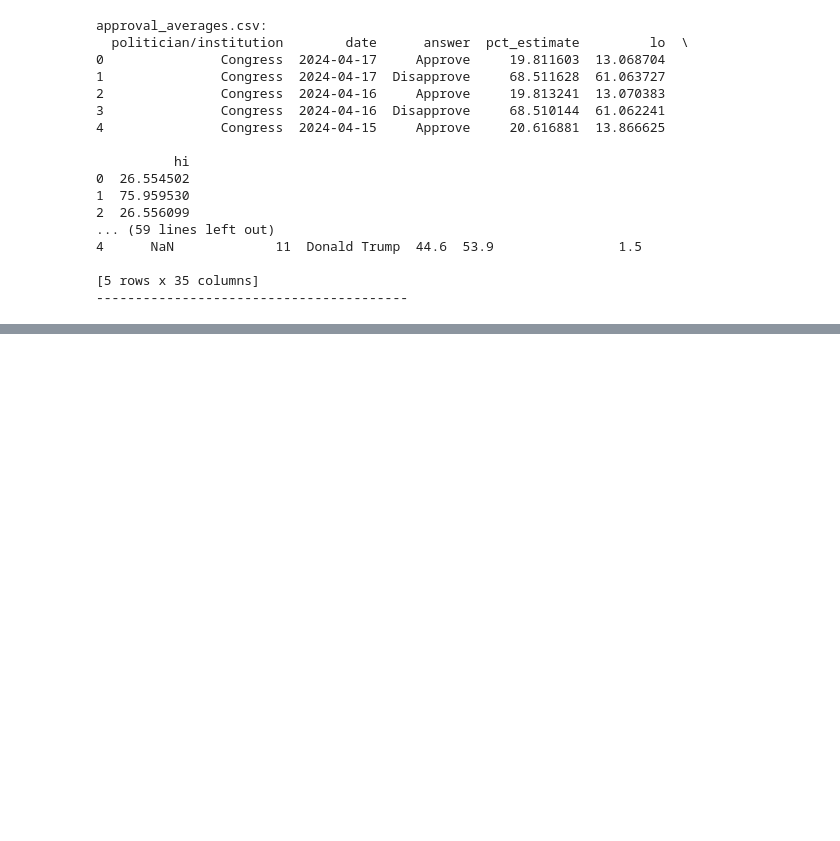
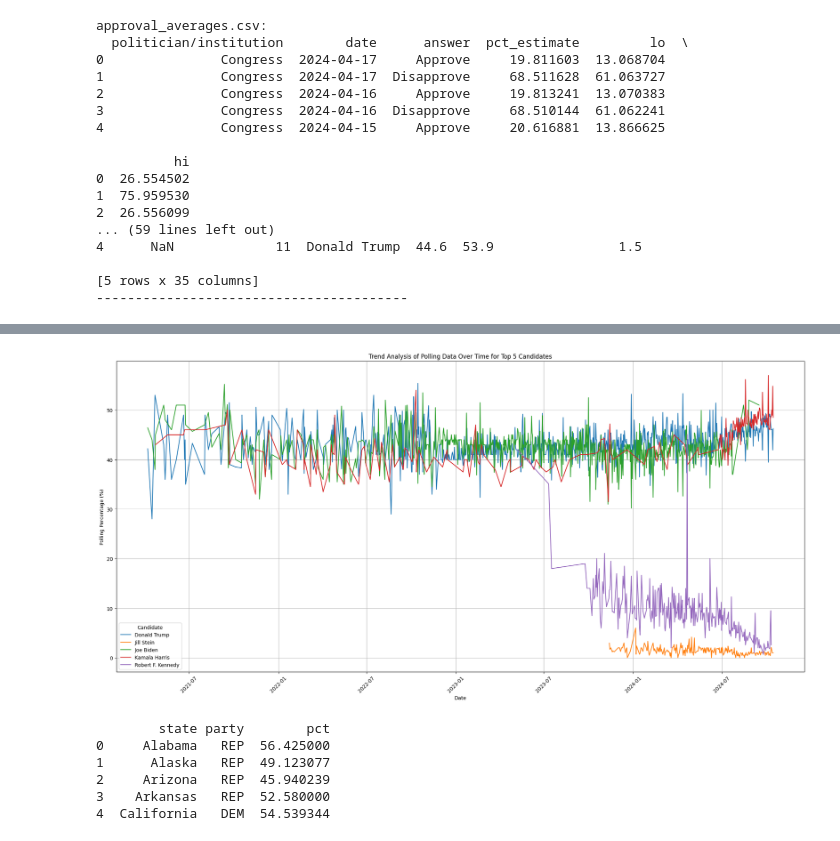
Before and after one commit to kevtr0801/ds_portfolio, a Jupyter notebook: us-presidential-2024/presidential_poll.ipynb, the cells around one changed output, grey strips where cells are left out. Saved outputs shown, nothing was run; the diff lists cells and outputs as text; code cells hidden in the pictures; blank space fills up the shorter version.

Commit message:
spatial analysis on us

```diff
--- a/us-presidential-2024/presidential_poll.ipynb
+++ b/us-presidential-2024/presidential_poll.ipynb
@@ -409,3 +418,10 @@ approval_averages.csv:
 
 [5 rows x 35 columns]
 ----------------------------------------
+# %%
+sep_oct_polls = pd.read_csv("sep_oct_polls/538_polls.csv")
+# sep_oct_polls date vraibles to date object
+sep_oct_polls['start_date'] = pd.to_datetime(sep_oct_polls['start_date'],errors = 'coerce')
+sep_oct_polls['end_date'] = pd.to_datetime(sep_oct_polls['end_date'] ,errors = 'coerce')
+top_5_candidates = sep_oct_polls['candidate_name'].value_counts().head(5)
+print(top_5_candidates)
@@ -411,0 +436,19 @@ approval_averages.csv:
+# %%
+top_5_candidates = ["Joe Biden", "Donald Trump", "Robert F. Kennedy", "Kamala Harris", "Jill Stein"]
+top_poll_df = sep_oct_polls[sep_oct_polls['candidate_name'].isin(top_5_candidates)]
+trend_df = top_poll_df.groupby(['candidate_name', 'end_date'])['pct'].mean().reset_index()
+
+import matplotlib.pyplot as plt
+import seaborn as sns
+
+plt.figure(figsize=(20, 10))
+sns.lineplot(trend_df, x="end_date", y="pct", hue="candidate_name")
+plt.title("Trend Analysis of Polling Data Over Time for Top 5 Candidates")
+plt.xlabel("Date")
+plt.ylabel("Polling Percentage (%)")
+plt.legend(title="Candidate")
+plt.grid()
+plt.xticks(rotation=45)
+plt.tight_layout()
+# %% [output]
+[figure, added]
@@ -411,0 +517,16 @@ approval_averages.csv:
+# %%
+# Calculate the average percentage (`pct`) for each party in each state
+state_party_df = candidate_popularity_by_state.groupby(['state', 'party'])['pct'].mean().reset_index()
+
+# Find the party with the highest percentage in each state
+top_party_df = state_party_df.loc[state_party_df.groupby('state')['pct'].idxmax()].reset_index(drop=True)
+
+# Display the results
+print(top_party_df.head())
+# %% [output]
+        state party        pct
+0     Alabama   REP  56.425000
+1      Alaska   REP  49.123077
+2     Arizona   REP  45.940239
+3    Arkansas   REP  52.580000
+4  California   DEM  54.539344
```
Also changed, not shown: parts of 10 cells of this notebook, 1 other file.
